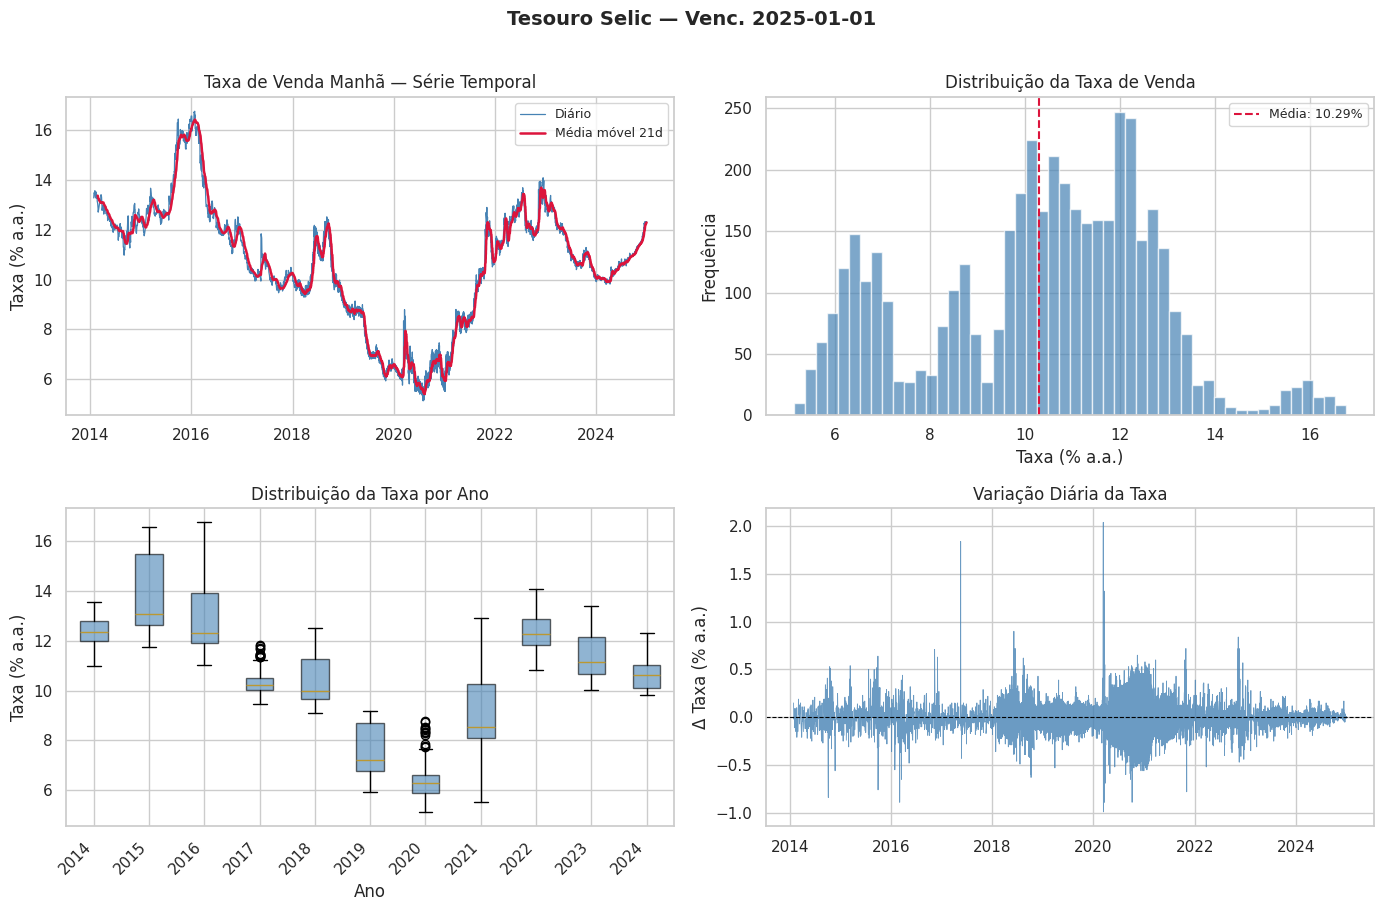
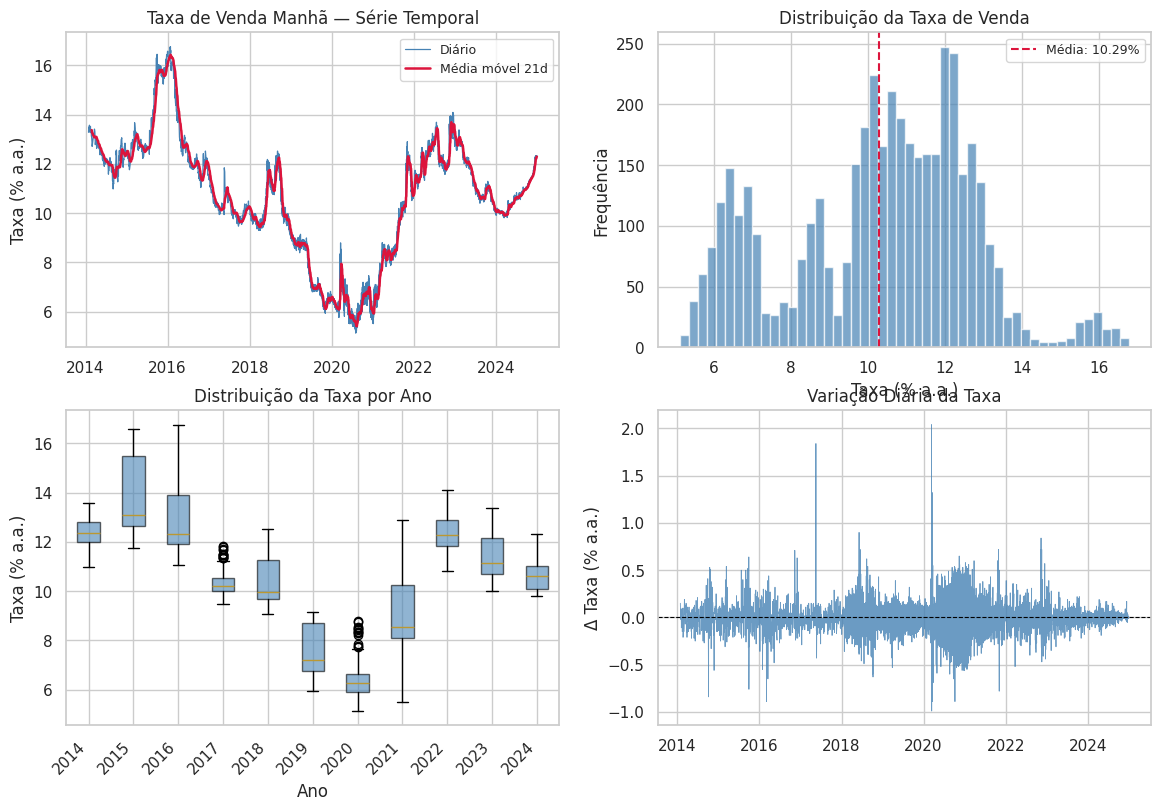
The change to this notebook cell's code, shown as a diff; its figure went from the first image to the second:
--- before
+++ after
@@ -44,4 +44,19 @@
 ax.xaxis.set_major_formatter(mdates.DateFormatter('%Y'))
 
+# --- decompor uma série temporal ---
+
+
+decomposicao = seasonal_decompose(df_sel['taxa_venda'], model='additive', period=12)
+fig, (ax1, ax2, ax3, ax4) = plt.subplots(4, 1, figsize=(14, 9), sharex=True)
+decomposicao.observed.plot(ax=ax1, color='steelblue', linewidth=0.9)
+ax1.set_title('Série Observada', fontsize=12)
+decomposicao.trend.plot(ax=ax2, color='crimson', linewidth=1.8)
+ax2.set_title('Tendência', fontsize=12)
+decomposicao.seasonal.plot(ax=ax3, color='green', linewidth=1.8)
+ax3.set_title('Sazonalidade', fontsize=12)
+decomposicao.resid.plot(ax=ax4, color='orange', linewidth=1.8)
+ax4.set_title('Resíduos', fontsize=12)
+plt.tight_layout()
+
 plt.suptitle(
     f'Tesouro Selic — Venc. {melhor_venc.date()}',

Commit: statsmodels.tsa.stattools